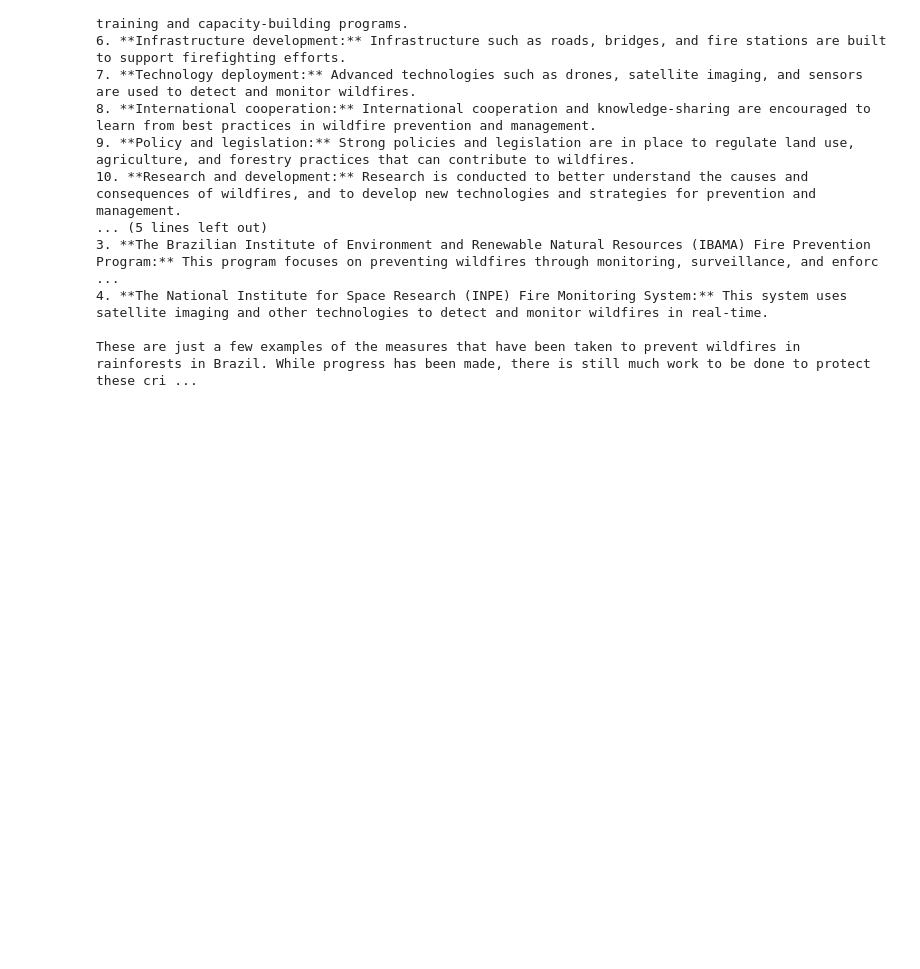
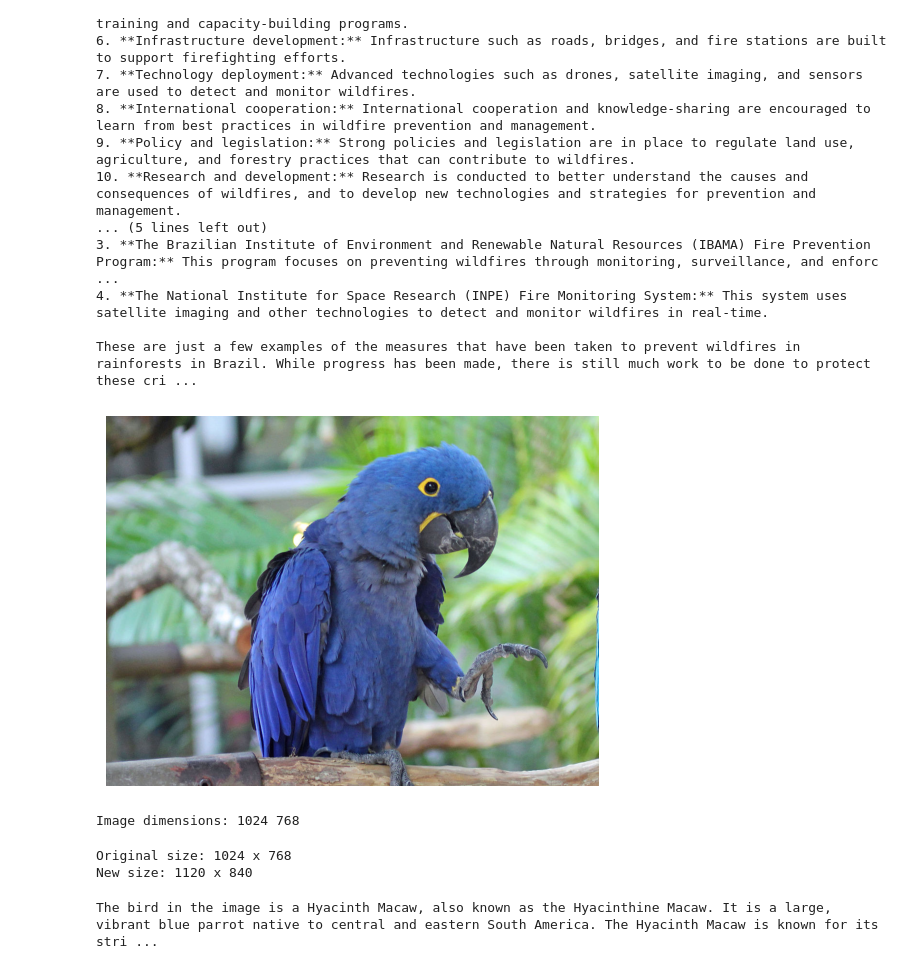
Before and after one commit to lucaspinheiro27/LLama_projects, a Jupyter notebook: LLama3_2.ipynb, the cells around one changed output. Cells and saved outputs as stored; diff of their text form; code cells hidden in the pictures; blank space fills up the shorter version.

```diff
--- a/LLama3_2.ipynb
+++ b/LLama3_2.ipynb
@@ -241,3 +241,61 @@ Here are some of the measures that have been taken to prevent wildfires in rainf
 4. **The National Institute for Space Research (INPE) Fire Monitoring System:** This system uses satellite imaging and other technologies to detect and monitor wildfires in real-time.
 
 These are just a few examples of the measures that have been taken to prevent wildfires in rainforests in Brazil. While progress has been made, there is still much work to be done to protect these cri ...
+# %%
+display_local_image("/content/1024px-hyacinth_macaw_rwd2-2311003900.jpg")
+img = Image.open("/content/1024px-hyacinth_macaw_rwd2-2311003900.jpg")
+width, height = img.size
+print("Image dimensions:" , width, height)
+# %% [output]
+[figure, added]
+Image dimensions: 1024 768
+# %%
+def resize_image(img):
+  original_width, original_height = img.size
+
+  if original_width > original_height:
+      scaling_factor = max_dimension / original_width
+  else:
+      scaling_factor = max_dimension / original_height
+
+  new_width = int(original_width * scaling_factor)
+  new_height = int(original_height * scaling_factor)
+
+  resized_img = img.resize((new_width, new_height))
+
+  resized_img.save("resized_image.jpg")
+
+  print("Original size:", original_width, "x", original_height)
+  print("New size:", new_width, "x", new_height)
+
+  return resized_img
+
+max_dimension = 1120
+resized_img = resize_image(img)
+base64_image = encode_image("resized_image.jpg")
+# %% [output]
+Original size: 1024 x 768
+New size: 1120 x 840
+# %%
+messages = [
+  {
+    "role": "user",
+    "content": [
+      {
+        "type": "text",
+        "text": "What is the name of this bird?"
+      },
+      {
+        "type": "image_url",
+        "image_url": {
+          "url": f"embedded-picture"
+        }
+      }
+    ]
+  },
+]
+
+result = llama32(messages)
+print(result)
+# %% [output]
+The bird in the image is a Hyacinth Macaw, also known as the Hyacinthine Macaw. It is a large, vibrant blue parrot native to central and eastern South America. The Hyacinth Macaw is known for its stri ...
```
Also changed, not shown: parts of 7 cells of this notebook.
